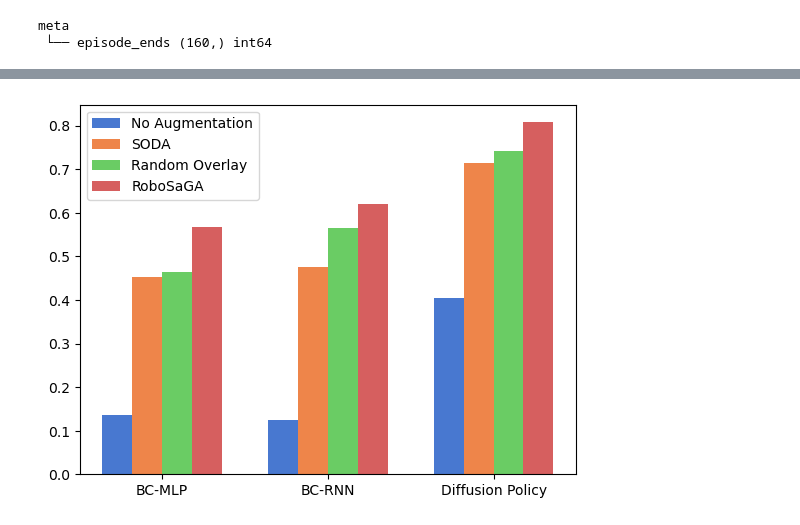
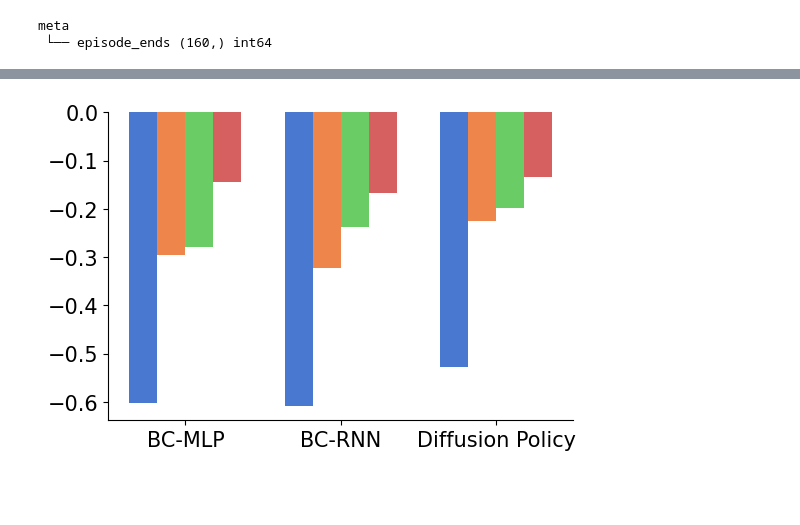
Before and after one commit to Zheyu-Zhuang/robosaga, a Jupyter notebook: playground.ipynb, the cells around one changed output, grey strips where cells are left out. Cells and saved outputs as stored; diff of their text form; code cells hidden in the pictures; blank space fills up the shorter version.

```diff
--- a/playground.ipynb
+++ b/playground.ipynb
@@ -206,4 +206,10 @@ diff_saga = [0.97, 0.86, 0.83, 0.57]
 # %%
+in_domain_bc = [0.97, 0.95, 0.62, 0.49]
+in_domain_rnn = [0.99, 0.99, 0.67, 0.61]
+in_domain_diff = [1, 1, 0.93, 0.91]
+
+
+
 bc_no_aug = np.mean(np.array(bc_no_aug))
 bc_overlay = np.mean(np.array(bc_overlay))
 bc_soda = np.mean(np.array(bc_soda))
@@ -226,31 +232,94 @@ rnn = [rnn_no_aug, rnn_soda, rnn_overlay, rnn_saga]
 diff = [diff_no_aug,diff_soda,  diff_overlay,  diff_saga]
 
 
+in_domain_bc = np.mean(in_domain_bc)
+in_domain_rnn = np.mean(in_domain_rnn)
+in_domain_diff = np.mean(in_domain_diff)
+
 no_aug = [bc_no_aug, rnn_no_aug, diff_no_aug]
 soda = [bc_soda, rnn_soda, diff_soda]
 overlay = [bc_overlay, rnn_overlay, diff_overlay]
 saga = [bc_saga, rnn_saga, diff_saga]
 
 
+relative_soda = np.array(soda) - np.array(no_aug)
+relative_overlay = np.array(overlay) - np.array(no_aug)
+relative_saga = np.array(saga) - np.array(no_aug)
+
+
+drop_no_aug = [bc_no_aug - in_domain_bc, rnn_no_aug - in_domain_rnn, diff_no_aug - in_domain_diff]
+drop_soda = [bc_soda - in_domain_bc, rnn_soda - in_domain_rnn, diff_soda - in_domain_diff]
+drop_overlay = [bc_overlay - in_domain_bc, rnn_overlay - in_domain_rnn, diff_overlay - in_domain_diff]
+drop_saga = [bc_saga - in_domain_bc, rnn_saga - in_domain_rnn, diff_saga - in_domain_diff]
+
+
 
 import matplotlib.pyplot as plt
 import numpy as np
 
+
+
+import matplotlib as mpl
+import matplotlib.font_manager
+fonts = matplotlib.font_manager.findSystemFonts(fontpaths=None, fontext='ttf')
+
+# print the names of all fonts
+# Set the global font to be Times New Roman, size 15 (or any other size you want)
+mpl.rcParams['font.family'] = 'Times New Roman'
+mpl.rcParams['font.size'] = 15
+
+# Your existing plot code here
+
 # Set the bar width
 barWidth = 0.18
 
+plt.figure(figsize=(6, 4))
 
 r1 = np.arange(len(no_aug))
 r2 = [x + barWidth for x in r1]
 r3 = [x + barWidth for x in r2]
 r4 = [x + barWidth for x in r3]
+# plt.bar(r1, relative_soda, color='#EE854A', width=barWidth, label='SODA')
+# plt.bar(r2, relative_overlay, color='#6ACC64', width=barWidth, label='Random Overlay')
+# plt.bar(r3, relative_saga, color='#D65F5F', width=barWidth, label='RoboSaGA')
+# plt.xticks([r + barWidth for r in range(len(no_aug))], ['BC-MLP', 'BC-RNN', 'Diffusion Policy'])
 
-plt.bar(r1, no_aug, color='#4878D0', width=barWidth, label='No Augmentation')
-plt.bar(r2, soda, color='#EE854A', width=barWidth, label='SODA')
-plt.bar(r3, overlay, color='#6ACC64', width=barWidth, label='Random Overlay')
-plt.bar(r4, saga, color='#D65F5F', width=barWidth, label='RoboSaGA')
+plt.bar(r1, drop_no_aug, color='#4878D0', width=barWidth, label='No Augmentation')
+plt.bar(r2, drop_soda, color='#EE854A', width=barWidth, label='SODA')
+plt.bar(r3, drop_overlay, color='#6ACC64', width=barWidth, label='Random Overlay')
+plt.bar(r4, drop_saga, color='#D65F5F', width=barWidth, label='RoboSaGA')
+
+
+# tick font times new roman, bigger fonts
+
+
+# plot in domain as horizontal lines above each bar group
+
+# Your existing bar plot code here
+
+# Your existing bar plot code here
+
+# Draw horizontal line segments across each bar group
+# Your existing bar plot code here
+
+# Define your y-values for the lines
+y_values = [in_domain_bc, in_domain_rnn, in_domain_diff]
+
+# Draw a single horizontal line across each bar group
+# for i in range(len(no_aug)):
+#     plt.hlines(y=y_values[i], xmin=r1[i]-barWidth/2, xmax=r4[i]+barWidth/2, color='black', linestyle='--')
+
+# hline should be in line segment, not full line
+
 
 plt.xticks([r + barWidth*1.5 for r in range(len(no_aug))], ['BC-MLP', 'BC-RNN', 'Diffusion Policy'])
-plt.legend()
+
+
+
+
+
+ax = plt.gca()
+ax.spines['top'].set_visible(False)
+ax.spines['right'].set_visible(False)
 plt.show()
 # %% [output]
@@ -257 +343 @@ plt.show()
-[figure, old version]
+[figure, new version]
```
Also changed, not shown: parts of 5 cells of this notebook, 2 other files.
